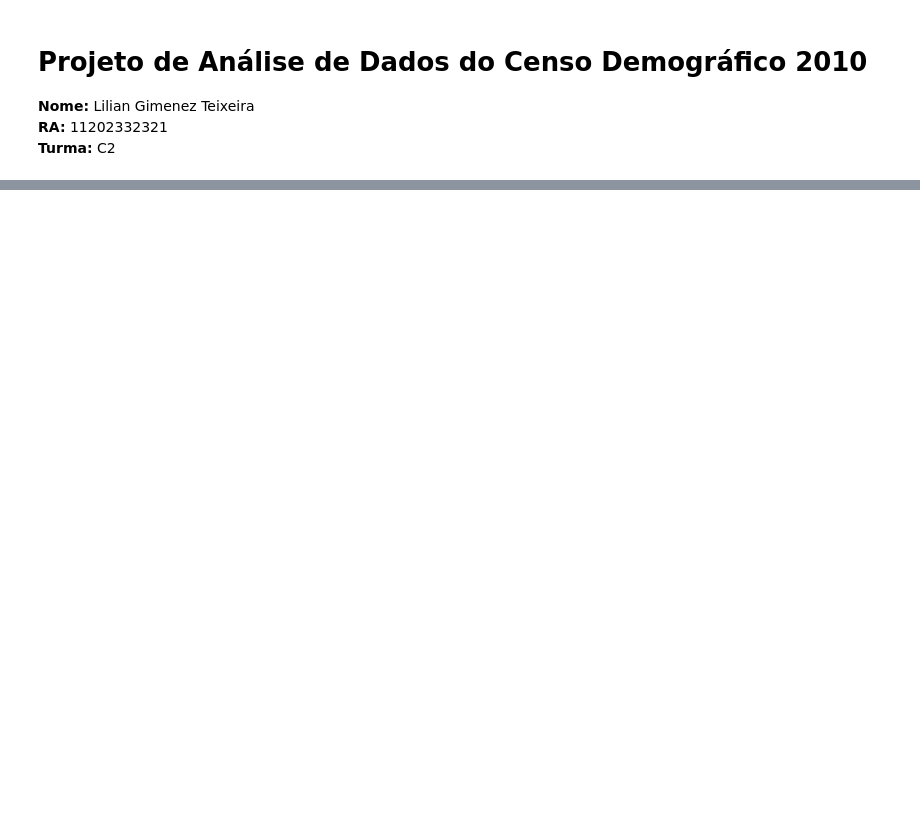
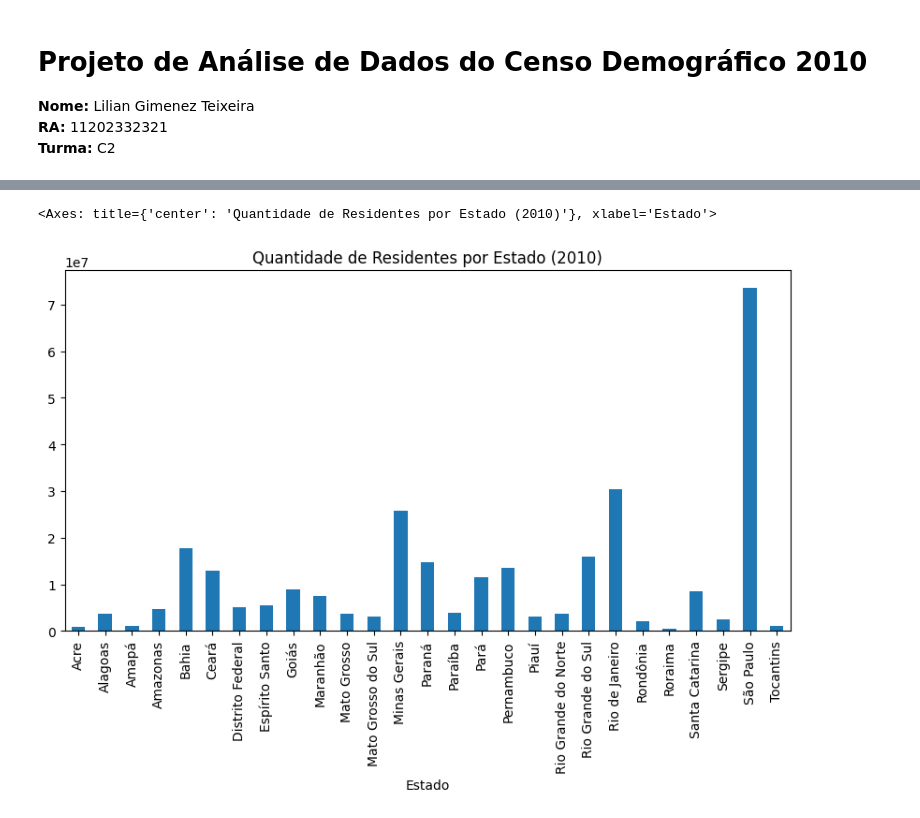
Before and after one commit to gimenezt/AnaliseCenso2010, a Jupyter notebook: C2.LilianGimenezTeixeira.ipynb, the cells around one changed output, grey strips where cells are left out. Saved outputs shown, nothing was run; the diff lists cells and outputs as text; code cells hidden in the pictures; blank space fills up the shorter version.

```diff
--- a/C2.LilianGimenezTeixeira.ipynb
+++ b/C2.LilianGimenezTeixeira.ipynb
@@ -67,0 +50,9 @@ plt.show()
+# %%
+pop_por_estado = df_pop.groupby('Estado')['Total Residente'].sum()
+
+pop_por_estado.columns = ['Estado', 'Quantidade de Residentes']
+
+pop_por_estado.plot(x='Estado', y='Quantidade de Residentes', kind='bar', figsize=(10, 5), title='Quantidade de Residentes por Estado (2010)')
+# %% [output]
+<Axes: title={'center': 'Quantidade de Residentes por Estado (2010)'}, xlabel='Estado'>
+[figure, added]
```
Also changed, not shown: parts of 22 cells of this notebook.
